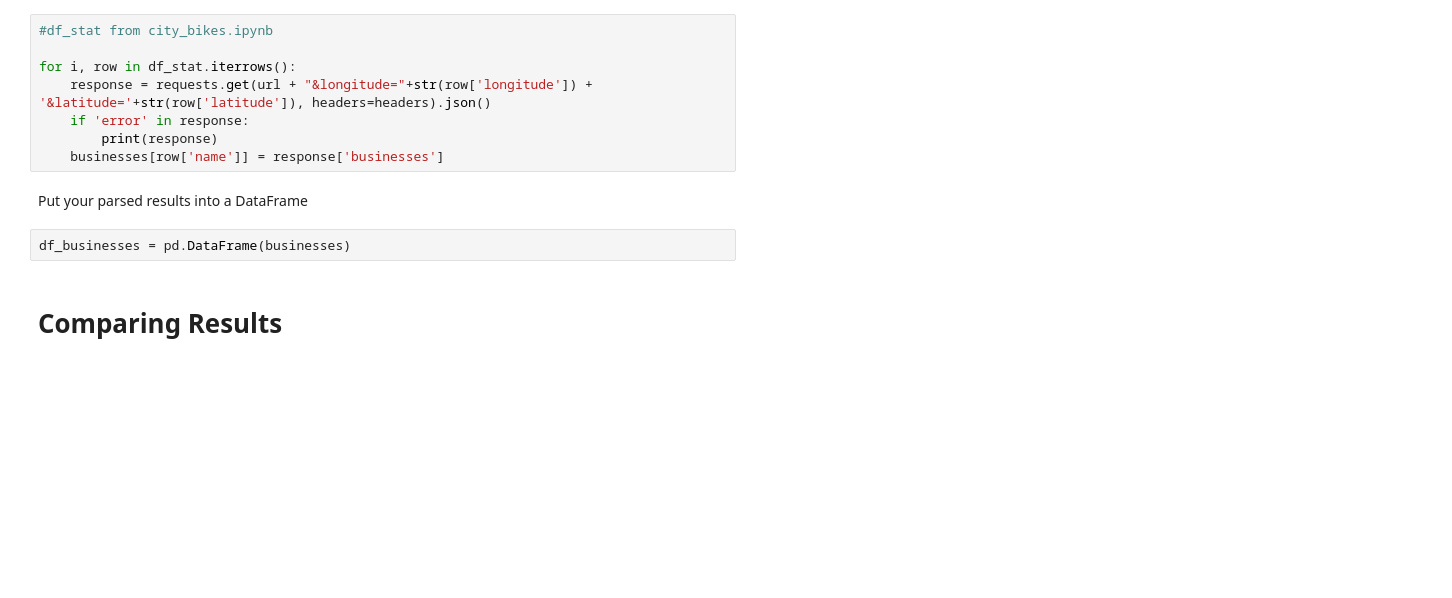
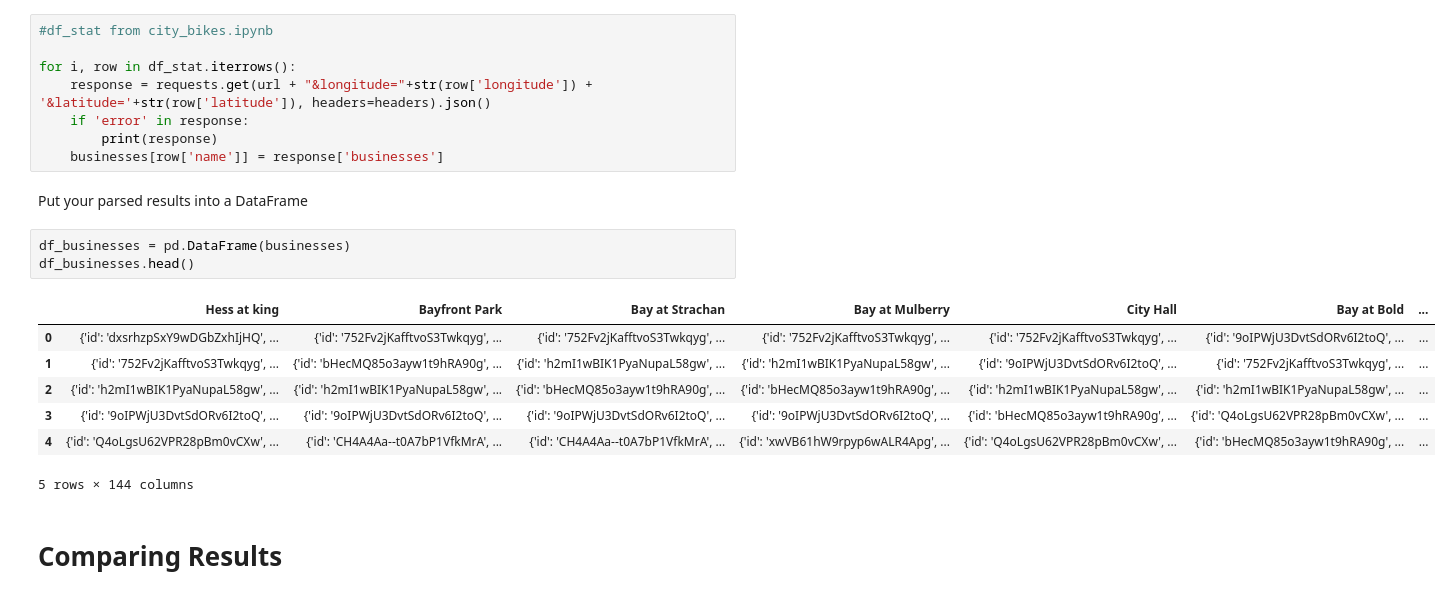
Before and after one commit to Ranaal-suffi/Project_2, a Jupyter notebook: notebooks/yelp_foursquare_EDA.ipynb, the cells around one changed output. Cells and saved outputs as stored; diff of their text form; blank space fills up the shorter version.

```diff
--- a/notebooks/yelp_foursquare_EDA.ipynb
+++ b/notebooks/yelp_foursquare_EDA.ipynb
@@ -59,6 +66,15 @@ for i, row in df_stat.iterrows():
 Put your parsed results into a DataFrame
 # %%
 df_businesses = pd.DataFrame(businesses)
+df_businesses.head()
+# %% [output]
+|  | Hess at king | Bayfront Park | Bay at Strachan | Bay at Mulberry | City Hall | Bay at Bold | ... |
+| 0 | {'id': 'dxsrhzpSxY9wDGbZxhIjHQ', ... | {'id': '752Fv2jKafftvoS3Twkqyg', ... | {'id': '752Fv2jKafftvoS3Twkqyg', ... | {'id': '752Fv2jKafftvoS3Twkqyg', ... | {'id': '752Fv2jKafftvoS3Twkqyg', ... | {'id': '9oIPWjU3DvtSdORv6I2toQ', ... | ... |
+| 1 | {'id': '752Fv2jKafftvoS3Twkqyg', ... | {'id': 'bHecMQ85o3ayw1t9hRA90g', ... | {'id': 'h2mI1wBIK1PyaNupaL58gw', ... | {'id': 'h2mI1wBIK1PyaNupaL58gw', ... | {'id': '9oIPWjU3DvtSdORv6I2toQ', ... | {'id': '752Fv2jKafftvoS3Twkqyg', ... | ... |
+| 2 | {'id': 'h2mI1wBIK1PyaNupaL58gw', ... | {'id': 'h2mI1wBIK1PyaNupaL58gw', ... | {'id': 'bHecMQ85o3ayw1t9hRA90g', ... | {'id': 'bHecMQ85o3ayw1t9hRA90g', ... | {'id': 'h2mI1wBIK1PyaNupaL58gw', ... | {'id': 'h2mI1wBIK1PyaNupaL58gw', ... | ... |
+| 3 | {'id': '9oIPWjU3DvtSdORv6I2toQ', ... | {'id': '9oIPWjU3DvtSdORv6I2toQ', ... | {'id': '9oIPWjU3DvtSdORv6I2toQ', ... | {'id': '9oIPWjU3DvtSdORv6I2toQ', ... | {'id': 'bHecMQ85o3ayw1t9hRA90g', ... | {'id': 'Q4oLgsU62VPR28pBm0vCXw', ... | ... |
+| 4 | {'id': 'Q4oLgsU62VPR28pBm0vCXw', ... | {'id': 'CH4A4Aa--t0A7bP1VfkMrA', ... | {'id': 'CH4A4Aa--t0A7bP1VfkMrA', ... | {'id': 'xwVB61hW9rpyp6wALR4Apg', ... | {'id': 'Q4oLgsU62VPR28pBm0vCXw', ... | {'id': 'bHecMQ85o3ayw1t9hRA90g', ... | ... |
+5 rows × 144 columns
 # %% [markdown]
 # Comparing Results
 # %% [markdown]
```
Also changed, not shown: parts of 7 cells of this notebook, 7 other files.
